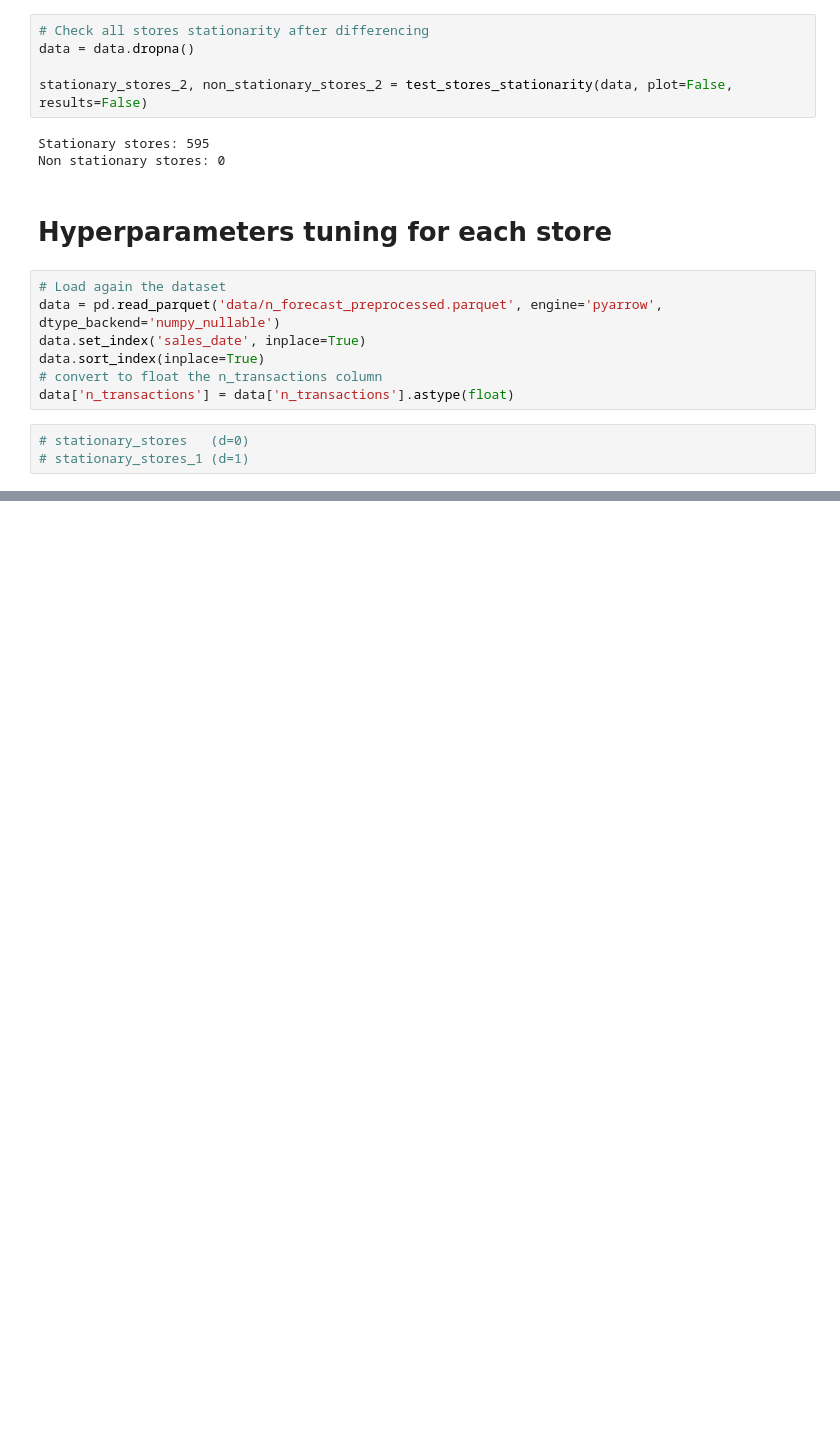
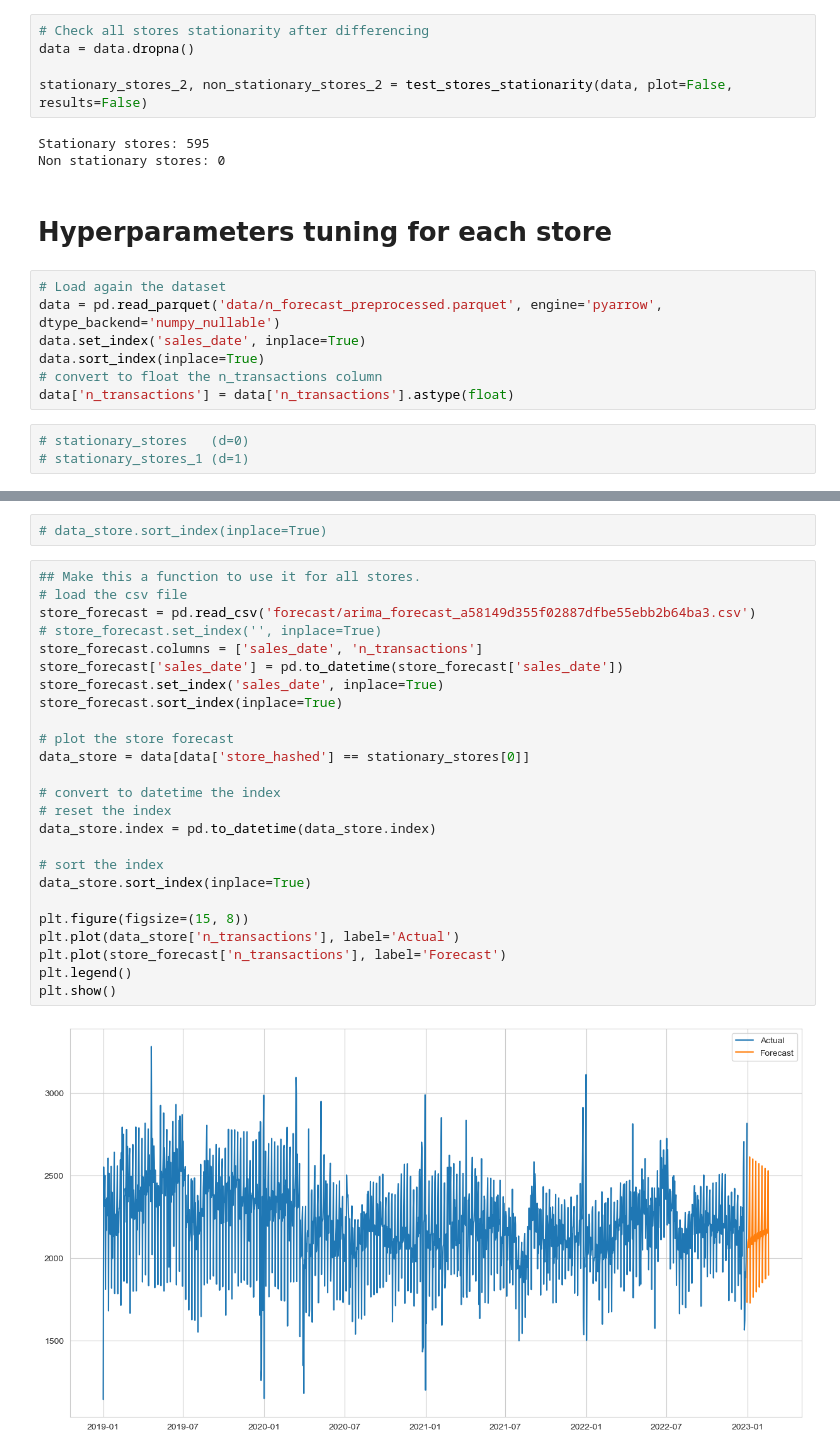
Before and after one commit to dimgag/time-series-forecasting-store-transactions, a Jupyter notebook: all_stores_notebook.ipynb, the cells around one changed output, grey strips where cells are left out. Cells and saved outputs as stored; diff of their text form; blank space fills up the shorter version.

```diff
--- a/all_stores_notebook.ipynb
+++ b/all_stores_notebook.ipynb
@@ -115,0 +105,29 @@ store_params.to_csv('data/stores_arima_params.csv', index=False)
+# %%
+# data_store.sort_index(inplace=True)
+# %%
+## Make this a function to use it for all stores.
+# load the csv file
+store_forecast = pd.read_csv('forecast/arima_forecast_a58149d355f02887dfbe55ebb2b64ba3.csv')
+# store_forecast.set_index('', inplace=True)
+store_forecast.columns = ['sales_date', 'n_transactions']
+store_forecast['sales_date'] = pd.to_datetime(store_forecast['sales_date'])
+store_forecast.set_index('sales_date', inplace=True)
+store_forecast.sort_index(inplace=True)
+
+# plot the store forecast
+data_store = data[data['store_hashed'] == stationary_stores[0]]
+
+# convert to datetime the index
+# reset the index
+data_store.index = pd.to_datetime(data_store.index)
+
+# sort the index
+data_store.sort_index(inplace=True)
+
+plt.figure(figsize=(15, 8))
+plt.plot(data_store['n_transactions'], label='Actual')
+plt.plot(store_forecast['n_transactions'], label='Forecast')
+plt.legend()
+plt.show()
+# %% [output]
+[figure, added]
```
Also changed, not shown: parts of 4 cells of this notebook, 4 other files.
